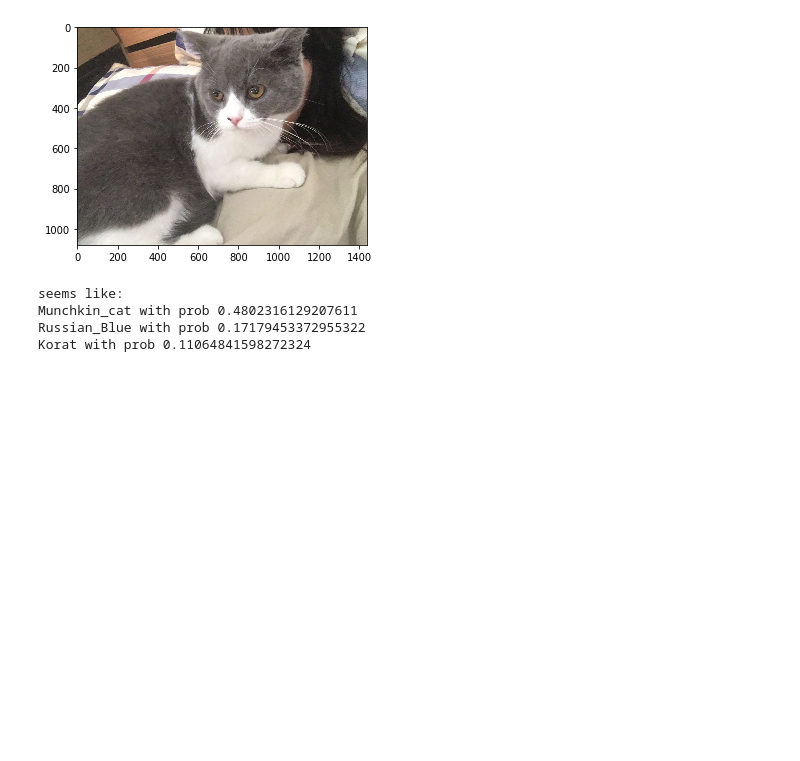
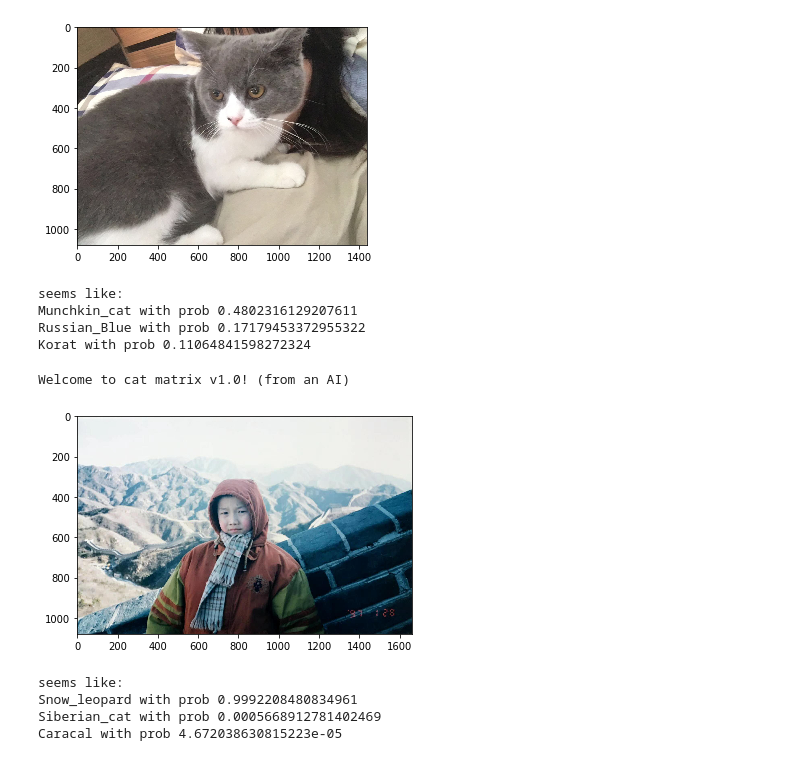
Before and after one commit to zmy/cat-project, a Jupyter notebook: cat_app.ipynb, the cells around one changed output. Drawn from its saved outputs; the diff is of its cells as text; code cells hidden in the pictures; blank space fills up the shorter version.

```diff
--- a/cat_app.ipynb
+++ b/cat_app.ipynb
@@ -234,3 +234,12 @@ seems like:
 Munchkin_cat with prob 0.4802316129207611
 Russian_Blue with prob 0.17179453372955322
 Korat with prob 0.11064841598272324
+# %%
+cat_app("cat-friends/WechatIMG35.jpeg")
+# %% [output]
+Welcome to cat matrix v1.0! (from an AI)
+[figure, added]
+seems like:
+Snow_leopard with prob 0.9992208480834961
+Siberian_cat with prob 0.0005668912781402469
+Caracal with prob 4.672038630815223e-05
```
